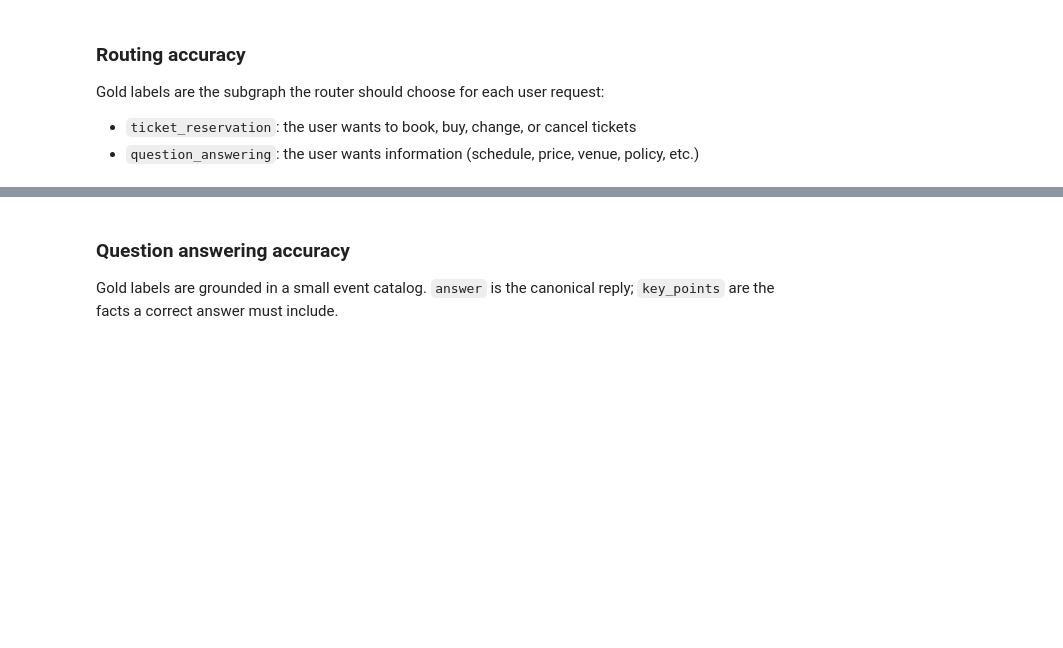
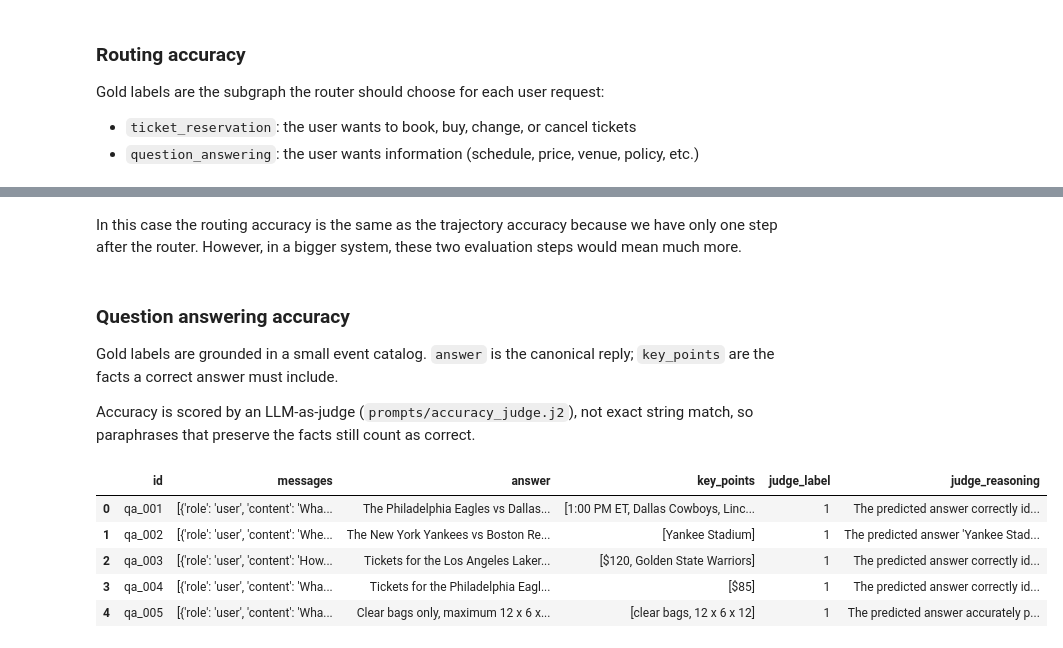
Before and after one commit to MHaurel/evaluating-agents, a Jupyter notebook: evaluation.ipynb, the cells around one changed output, grey strips where cells are left out. Saved outputs shown, nothing was run; the diff lists cells and outputs as text; code cells hidden in the pictures; blank space fills up the shorter version.

```diff
--- a/evaluation.ipynb
+++ b/evaluation.ipynb
@@ -224,7 +397,11 @@ trajectory_dataset = [
+# %% [markdown]
+In this case the routing accuracy is the same as the trajectory accuracy because we have only one step after the router. However, in a bigger system, these two evaluation steps would mean much more.
 # %% [markdown]
 ### Question answering accuracy
 
 Gold labels are grounded in a small event catalog. `answer` is the canonical reply; `key_points` are the facts a correct answer must include.
+
+Accuracy is scored by an LLM-as-judge (`prompts/accuracy_judge.j2`), not exact string match, so paraphrases that preserve the facts still count as correct.
 # %%
 EVENTS = {
     "eagles_cowboys": {
@@ -314,0 +541,10 @@ qa_dataset = [
+# %%
+df_accuracy = pd.DataFrame(accuracy_results)
+df_accuracy.head()
+# %% [output]
+|  | id | messages | answer | key_points | judge_label | judge_reasoning |
+| 0 | qa_001 | [{'role': 'user', 'content': 'Wha... | The Philadelphia Eagles vs Dallas... | [1:00 PM ET, Dallas Cowboys, Linc... | 1 | The predicted answer correctly id... |
+| 1 | qa_002 | [{'role': 'user', 'content': 'Whe... | The New York Yankees vs Boston Re... | [Yankee Stadium] | 1 | The predicted answer 'Yankee Stad... |
+| 2 | qa_003 | [{'role': 'user', 'content': 'How... | Tickets for the Los Angeles Laker... | [$120, Golden State Warriors] | 1 | The predicted answer correctly id... |
+| 3 | qa_004 | [{'role': 'user', 'content': 'Wha... | Tickets for the Philadelphia Eagl... | [$85] | 1 | The predicted answer correctly id... |
+| 4 | qa_005 | [{'role': 'user', 'content': 'Wha... | Clear bags only, maximum 12 x 6 x... | [clear bags, 12 x 6 x 12] | 1 | The predicted answer accurately p... |
```
Also changed, not shown: parts of 24 cells of this notebook, 3 other files.
